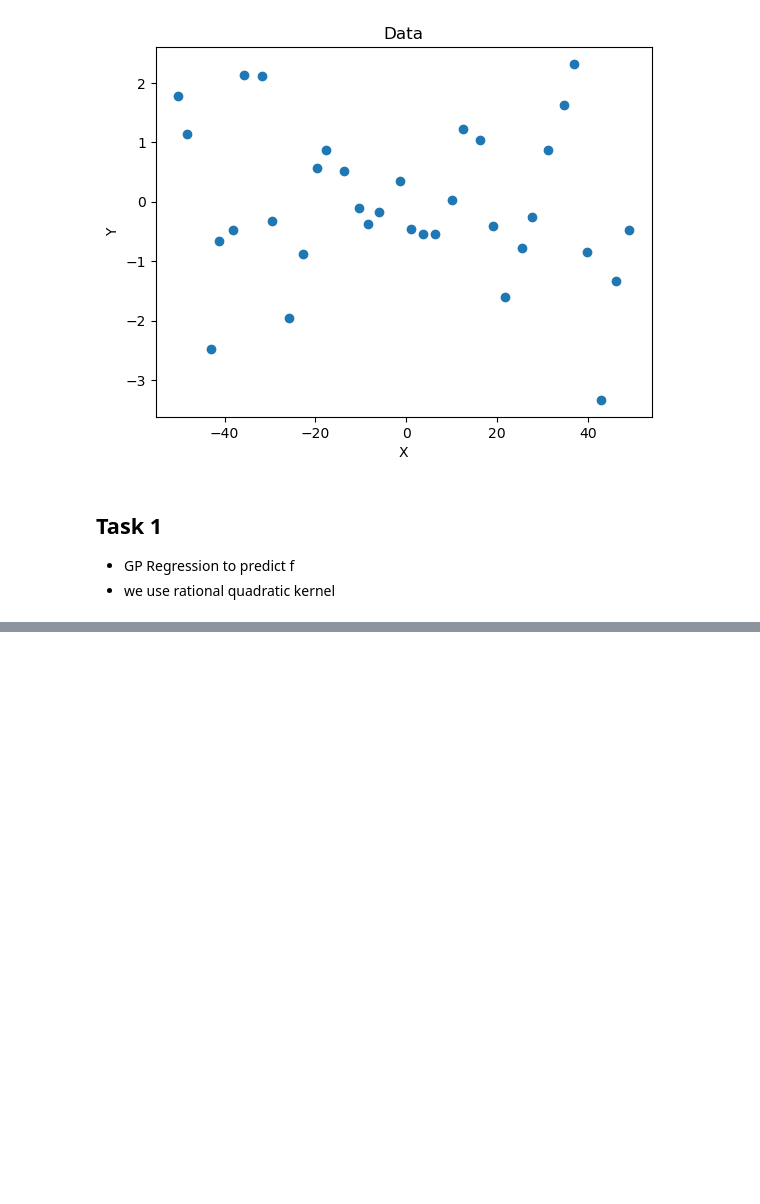
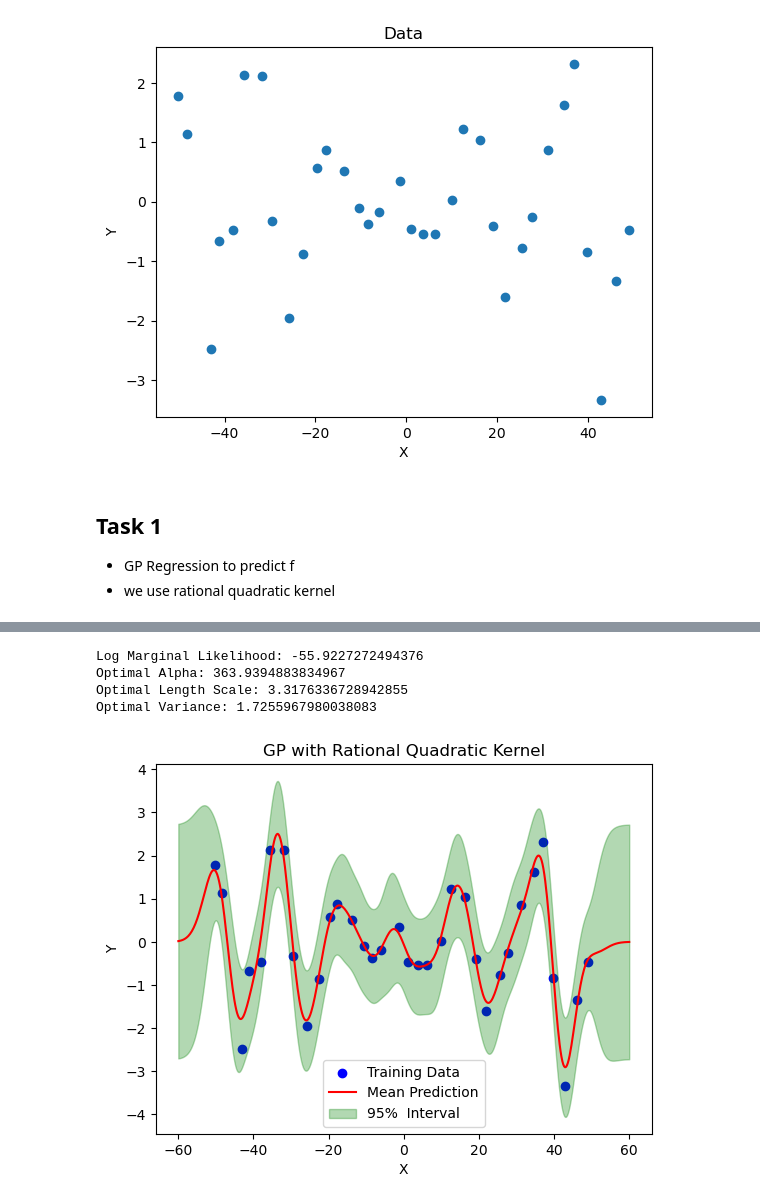
Before and after one commit to Jalalbaim/SVM-Gaussian-Process-, a Jupyter notebook: Gaussian Process.ipynb, the cells around one changed output, grey strips where cells are left out. Saved outputs shown, nothing was run; the diff lists cells and outputs as text; code cells hidden in the pictures; blank space fills up the shorter version.

```diff
--- a/Gaussian Process.ipynb
+++ b/Gaussian Process.ipynb
@@ -129,0 +136,36 @@ visualize(X, Y, ALPHA, L_SCALE, VAR, BETA)
+# %%
+import scipy.optimize as opt
+
+def marginal_likelihood(X, Y, alpha, l_scale, var, beta):
+    """
+    X: input data points
+    Y: output data points
+    alpha: shape parameter
+    l_scale: length scale
+    var: variance
+    beta: noise parameter
+    """
+    N = X.shape[0]
+    C = covariance_matrix(X, alpha, l_scale, var, beta)
+    C_inv = np.linalg.inv(C)
+    log_likelihood = -0.5 * np.dot(Y.T, np.dot(C_inv, Y)) - 0.5 * np.log(np.linalg.det(C)) - N/2 * np.log(2 * np.pi)
+    return log_likelihood
+
+log_likelihood = marginal_likelihood(X, Y, ALPHA, L_SCALE, VAR, BETA)
+print('Log Marginal Likelihood:', log_likelihood)
+
+# hyperparameter optimization
+optimal_params = opt.minimize(lambda params: -marginal_likelihood(X, Y, params[0], params[1], params[2], BETA),
+                                 x0=[ALPHA, L_SCALE, VAR])
+optimal_alpha, optimal_l_scale, optimal_var = optimal_params.x
+print('Optimal Alpha:', optimal_alpha)
+print('Optimal Length Scale:', optimal_l_scale)
+print('Optimal Variance:', optimal_var)
+
+visualize(X, Y, optimal_alpha, optimal_l_scale, optimal_var, BETA)
+# %% [output]
+Log Marginal Likelihood: -55.9227272494376
+Optimal Alpha: 363.9394883834967
+Optimal Length Scale: 3.3176336728942855
+Optimal Variance: 1.7255967980038083
+[figure, added]
```
Also changed, not shown: parts of 3 cells of this notebook.
